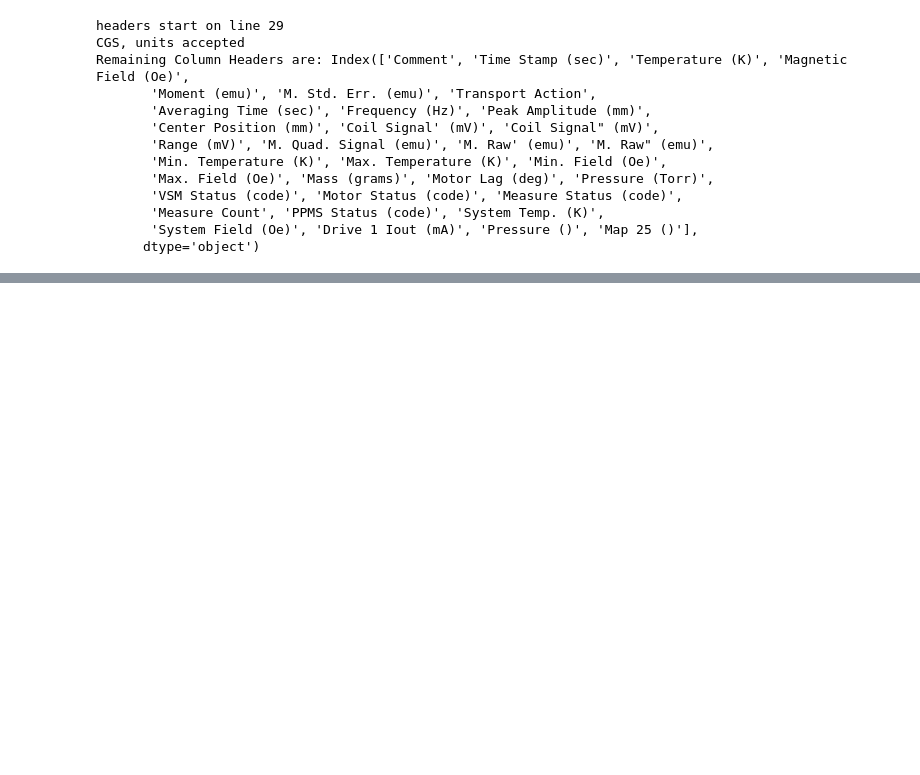
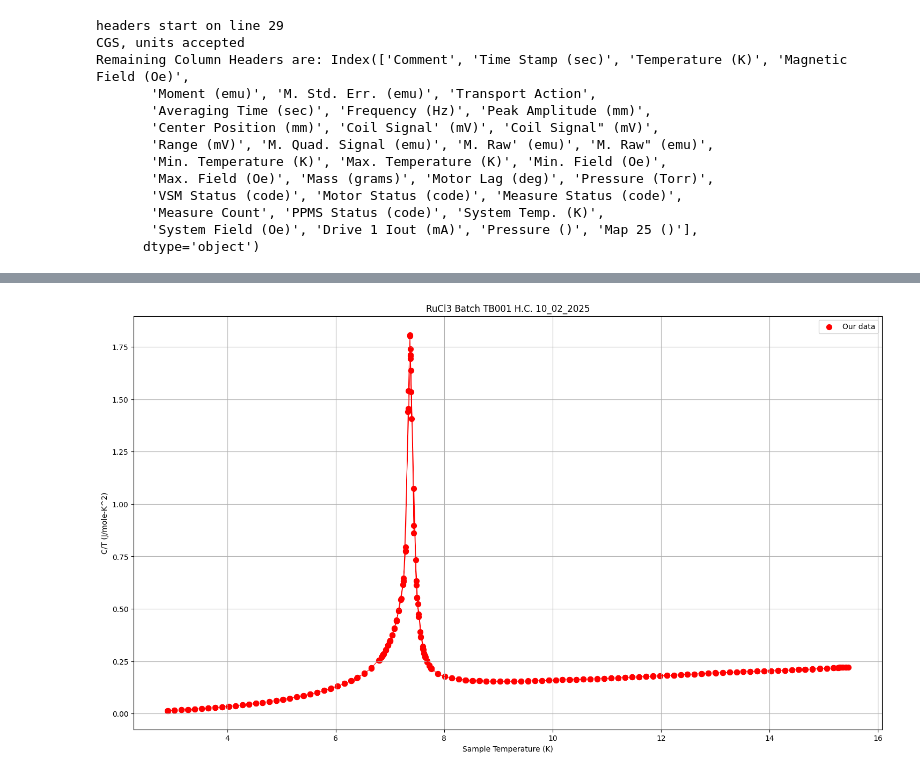
Before and after one commit to Brogan8813/strain-cell, a Jupyter notebook: PPMS_Data_and_Plotting/Plotting/PPMS Plotting.ipynb, the cells around one changed output, grey strips where cells are left out. Saved outputs shown, nothing was run; the diff lists cells and outputs as text; code cells hidden in the pictures; blank space fills up the shorter version.

```diff
--- a/PPMS_Data_and_Plotting/Plotting/PPMS Plotting.ipynb
+++ b/PPMS_Data_and_Plotting/Plotting/PPMS Plotting.ipynb
@@ -226,0 +348,46 @@ plt.show()
+# %%
+'Samp HC (J/mole-K)'
+'''
+#Namba paperData
+df_ref = pd.read_csv("C:/Users/TXB909/Documents/strain-cell/PPMS_Data_and_Plotting/Data/RuCl3/Data/Namba_raw_data.csv", sep=",", encoding='unicode_escape')
+x = df_ref.loc[:,'x']
+y = df_ref.loc[:,' y']
+y1 = y
+'''
+
+#our data
+
+sample_mass=0.033 #in g
+molar_mass = 207.43 #in g/mol
+
+
+
+x2 = df_name.loc[:,'Sample Temp (Kelvin)']
+y2 = df_name.loc[:,'Samp HC (J/mole-K)']
+
+#get Specific heat capacity = C/T
+y2 = y2/x2
+
+x2 = x2
+y2 = y2
+
+fig = figure(figsize=(18,10))
+'''
+plt.scatter(x1, y1, s=10,
+                #c='r',
+                facecolors='none', edgecolors= 'b', label = 'Namba\'s data Points')
+
+'''
+
+plt.scatter(x2, y2, s=50,
+                #c='r',
+                facecolors='r', edgecolors= 'r', label = 'Our data')
+plt.plot(x2, y2, c='r', linewidth=0.8)
+plt.title('RuCl3 Batch TB001 H.C. 10_02_2025')
+plt.xlabel('Sample Temperature (K)')
+plt.ylabel('C/T (J/mole-K^2)')
+plt.grid('both')
+plt.legend()
+plt.show()
+# %% [output]
+[figure, added]
```
Also changed, not shown: parts of 4 cells of this notebook, 2 other files.
